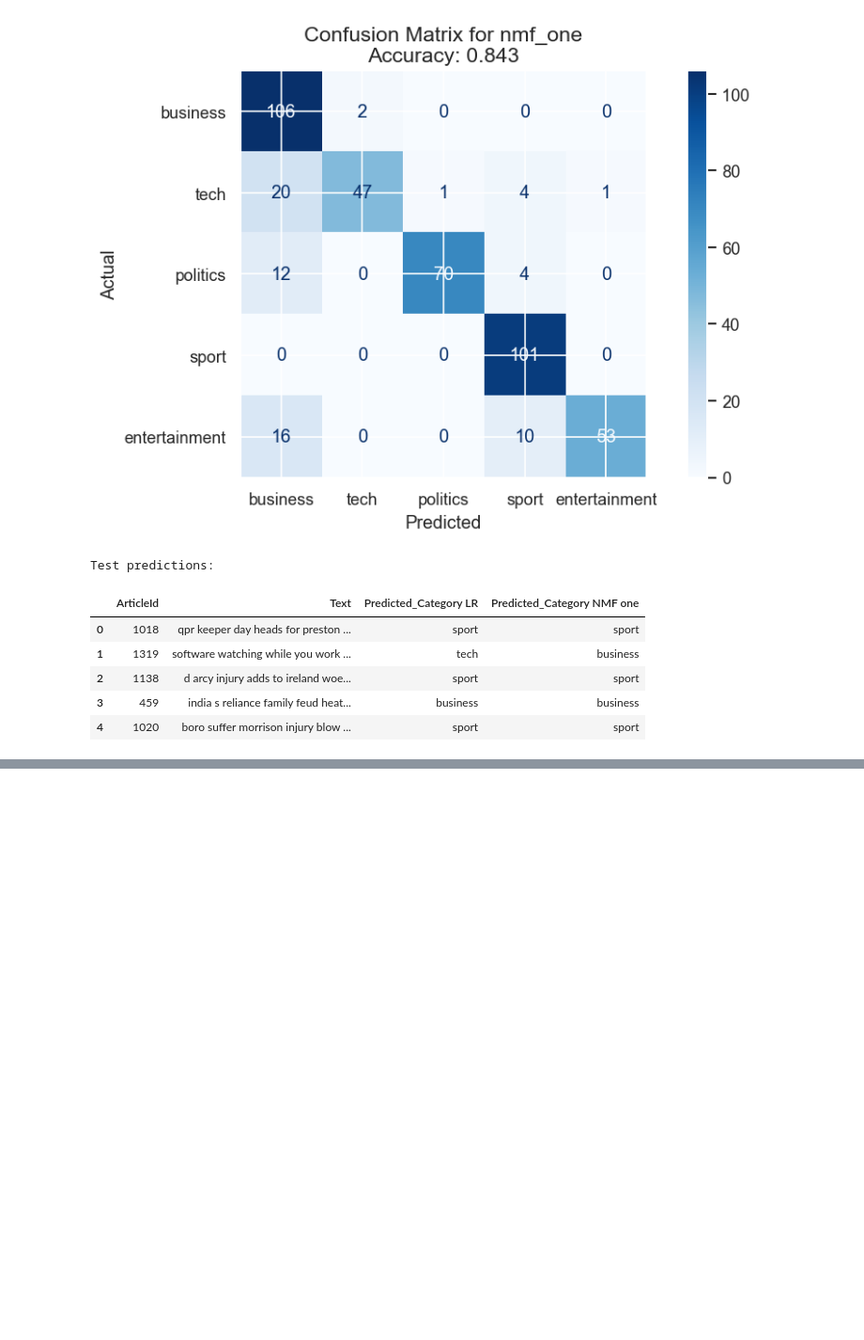
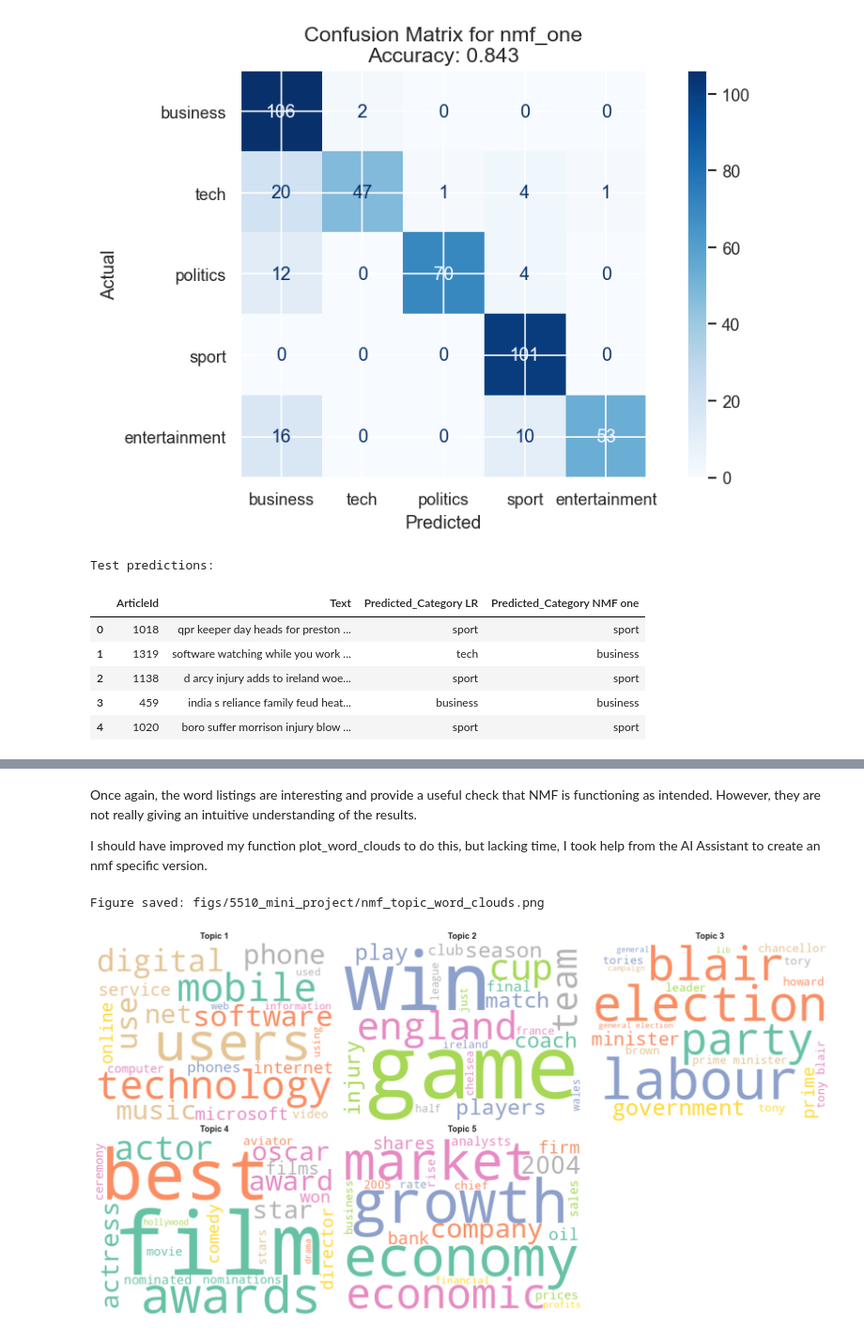
Before and after one commit to sean-coffey/ml-course-work, a Jupyter notebook: 5510_module4_mini_project.ipynb, the cells around one changed output, grey strips where cells are left out. Shown at 94% size. Saved outputs shown, nothing was run; the diff lists cells and outputs as text; code cells hidden in the pictures; blank space fills up the shorter version.

Commit message:
DTSA 5510 - module 4 mini project final

```diff
--- a/5510_module4_mini_project.ipynb
+++ b/5510_module4_mini_project.ipynb
@@ -555,0 +594,65 @@ Topic 1:
+# %% [markdown]
+Once again, the word listings are interesting and provide a useful check that NMF is functioning as intended. However, they are not really giving an intuitive understanding of the results.
+
+I should have improved my function plot_word_clouds to do this, but lacking time, I took help from the AI Assistant to create an nmf specific version.
+# %%
+def plot_nmf_topic_clouds(nmf_model, feature_names, num_words=20, filename="nmf_topic_clouds"):
+    """
+    Plot word clouds for NMF topics
+    """
+    n_topics = nmf_model.n_components
+    H = nmf_model.components_  # Topic-word matrix
+
+    if n_topics <= 6: # will try this with n_components = 10 and n_components = 5
+        cols = 3
+    else:
+        cols = 4
+
+    rows = (n_topics + cols - 1) // cols
+    fig, axes = plt.subplots(rows, cols, figsize=(5*cols, 4*rows))
+    axes = axes.flatten()
+
+    for topic_idx in range(n_topics):
+        # Get topic weights for all words
+        topic_weights = H[topic_idx]
+        # Get top words and their weights
+        top_word_indices = topic_weights.argsort()[-num_words:][::-1]
+
+        # Create word frequency dictionary using NMF weights
+        word_freq = {}
+        for idx in top_word_indices:
+            word = feature_names[idx]
+            weight = topic_weights[idx]
+            # Scale weights for better word cloud visualization
+            word_freq[word] = weight * 1000
+
+        # Generate word cloud
+        wordcloud = WordCloud(
+            width=400,
+            height=300,
+            background_color='white',
+            max_words=num_words,
+            colormap='Set2',
+            prefer_horizontal=0.7,
+            relative_scaling=0.5,
+            min_font_size=8
+        ).generate_from_frequencies(word_freq)
+
+        # Plot
+        axes[topic_idx].imshow(wordcloud, interpolation='bilinear')
+        axes[topic_idx].set_title(f'Topic {topic_idx + 1}', fontsize=12, fontweight='bold')
+        axes[topic_idx].axis('off')
+
+    # Hide unused subplots
+    for i in range(n_topics, len(axes)):
+        axes[i].axis('off')
+
+    plt.tight_layout()
+    save_figure(filename)
+    plt.show()
+    return
+
+plot_nmf_topic_clouds(nmf_model, feature_names, num_words=20, filename="nmf_topic_word_clouds")
+# %% [output]
+Figure saved: figs/5510_mini_project/nmf_topic_word_clouds.png
+[figure, added]
```
Also changed, not shown: parts of 24 cells of this notebook.
